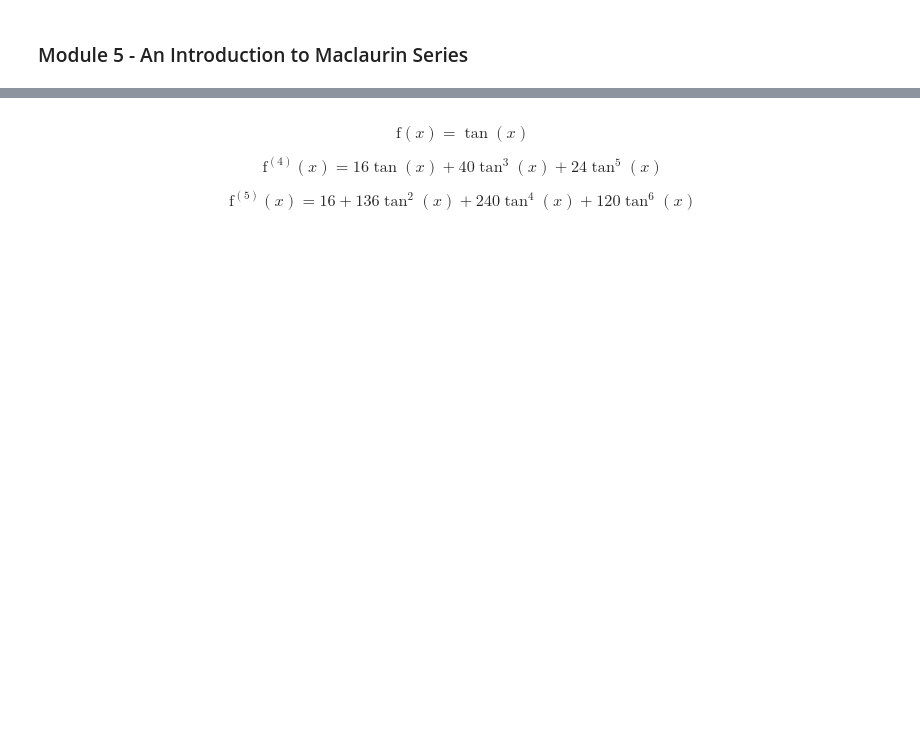
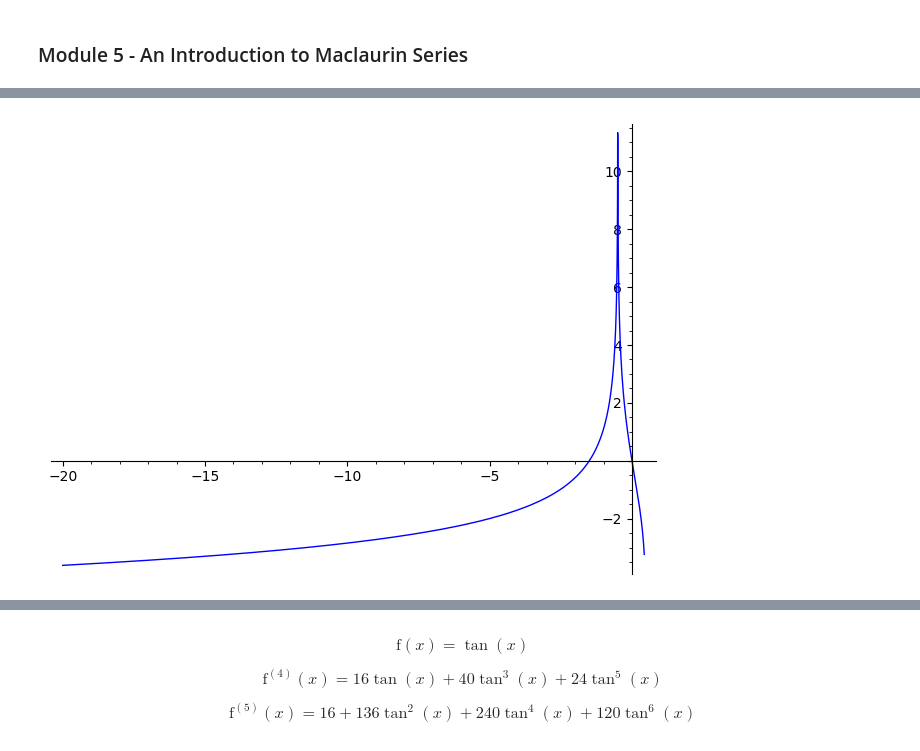
Before and after one commit to tomctang/10pe, a Jupyter notebook: Alevel_math_further.ipynb, the cells around one changed output, grey strips where cells are left out. Cells and saved outputs as stored; diff of their text form; code cells hidden in the pictures; blank space fills up the shorter version.

```diff
--- a/Alevel_math_further.ipynb
+++ b/Alevel_math_further.ipynb
@@ -17,0 +217,5 @@ InverseFunction[Sin][1]//N  (*Wolfram 后线// *)
+# %%
+x=var('x')
+show(plot(log((1-2*x)/(1+2*x)^2), x, -20, 0.5))
+# %% [output]
+[figure, added]
```
Also changed, not shown: parts of 88 cells of this notebook.
